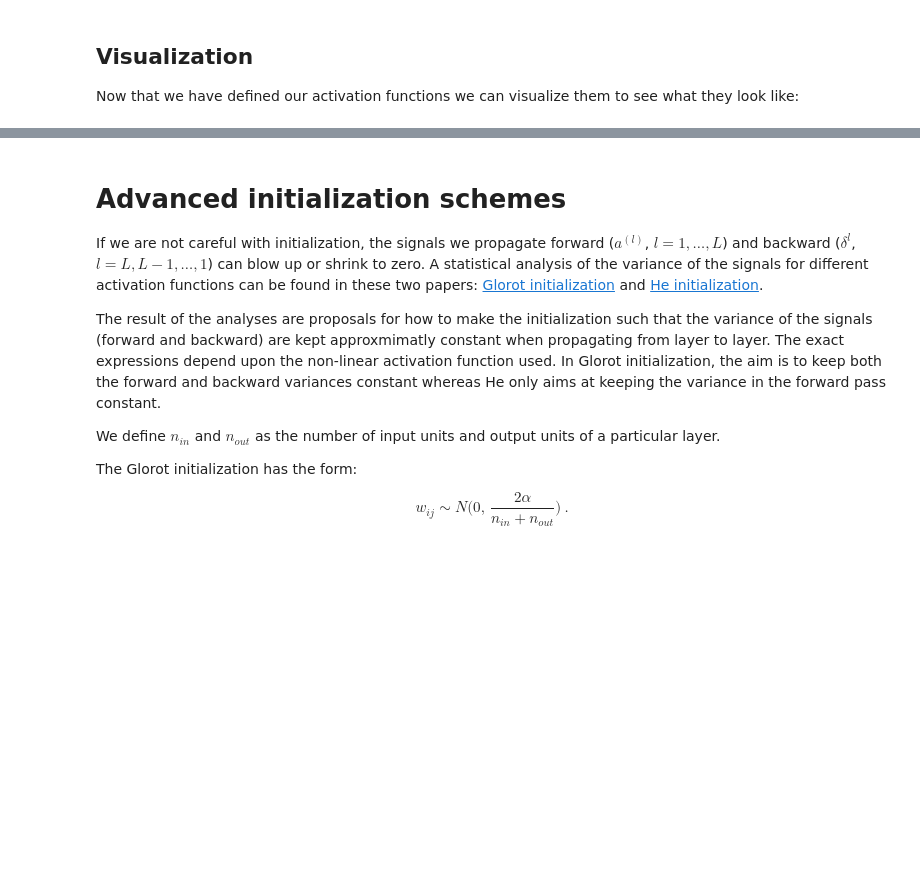
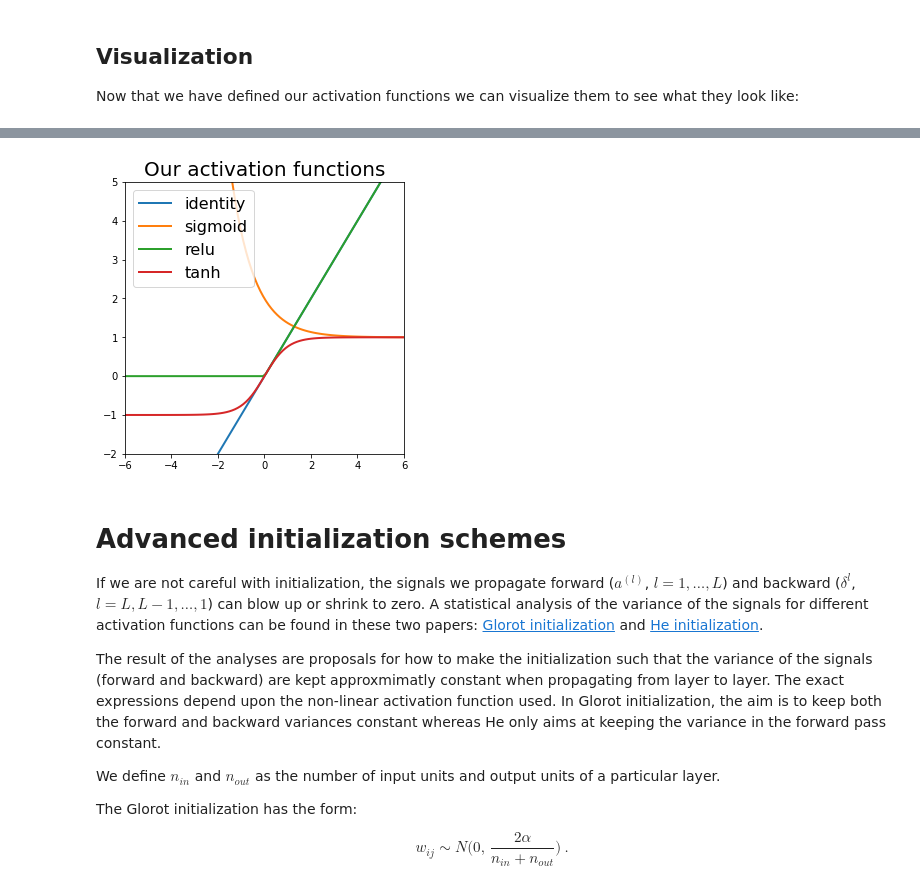
Before and after one commit to Rune-Nedergaard/02456-deep-learning-with-PyTorch, a Jupyter notebook: 2_Feedforward_Python/2.1-EXE-FNN-AutoDif-Nanograd.ipynb, the cells around one changed output, grey strips where cells are left out. Cells and saved outputs as stored; diff of their text form; code cells hidden in the pictures; blank space fills up the shorter version.

```diff
--- a/2_Feedforward_Python/2.1-EXE-FNN-AutoDif-Nanograd.ipynb
+++ b/2_Feedforward_Python/2.1-EXE-FNN-AutoDif-Nanograd.ipynb
@@ -372,11 +462,11 @@ class DenseLayer:
         return 'Weights: ' + repr(self.weights) + ' Biases: ' + repr(self.bias)
 
     def parameters(self) -> Sequence[Var]:
-      params = []
-      for r in self.weights:
-        params += r
+        params = []
+        for r in self.weights:
+            params += r
 
-      return params + self.bias
+        return params + self.bias
 
     def forward(self, single_input: Sequence[Var]) -> Sequence[Var]:
         # self.weights is a matrix with dimension n_in x n_out. We check that the dimensionality of the input
@@ -388,10 +478,10 @@ class DenseLayer:
         # We therefore loop over the (number of) nodes in the current layer:
         for j in range(len(weights[0])):
             # Initialize the node value depending on its corresponding parameters.
-            node = Var(0.0) # <- Insert code
+            node = self.bias[j]# <- Insert code
             # We now finish the linear transformation corresponding to the parameters of the currently considered node.
-            for i in range(len(inputs)):
-                node += Var(0.0)  # <- Insert code
+            for i in range(len(single_input)):
+                node += weights[i][j] * single_input[i]  # <- Insert code
             node = self.act_fn(node)
             out.append(node)
 
@@ -459,21 +573,24 @@ plt.plot(x,y)
 # %%
 # Testing all activation layers
 
 x = np.linspace(-6, 6, 100)
 units = {
     "identity": lambda x: x.identity(),
-    #"sigmoid": lambda x: x.sigmoid(),  <- uncomment before sharing
+    "sigmoid": lambda x: x.sigmoid(),
     "relu": lambda x: x.relu(),
-    #"tanh": lambda x: x.tanh() <- uncomment before sharing
+    "tanh": lambda x: x.tanh()
 }
 
 plt.figure(figsize=(5, 5))
-[plt.plot(x, Var_to_nparray(forward(nparray_to_Var(x), [DenseLayer(1, 1, unit, initializer = ConstantInitializer(1.0))]) ), label=unit_name, lw=2) for unit_name, unit in units.items()] # unit(nparray_to_Var(x))), label=unit_name, lw=2) for unit_name, unit in units.items()]
+[plt.plot(x, Var_to_nparray(forward(nparray_to_Var(x), [DenseLayer(1, 1, unit, initializer = ConstantInitializer(1.0))]) ), label=unit_name, lw=2) for unit_name, unit in units.items()]
+# unit(nparray_to_Var(x))), label=unit_name, lw=2) for unit_name, unit in units.items()]
 plt.legend(loc=2, fontsize=16)
 plt.title('Our activation functions', fontsize=20)
 plt.ylim([-2, 5])
 plt.xlim([-6, 6])
 plt.show()
+# %% [output]
+[figure, added]
 # %% [markdown]
 # Advanced initialization schemes
 
```
Also changed, not shown: parts of 42 cells of this notebook, 1 other file.
